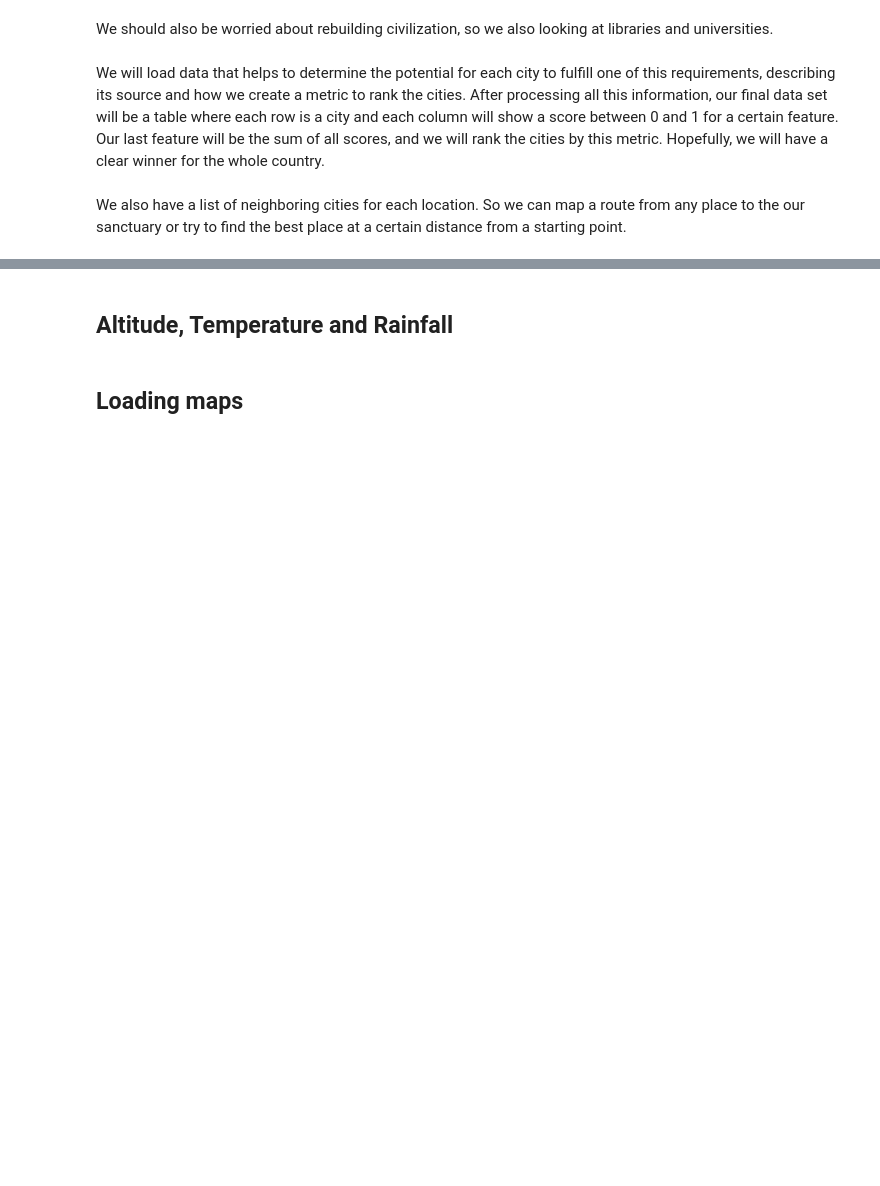
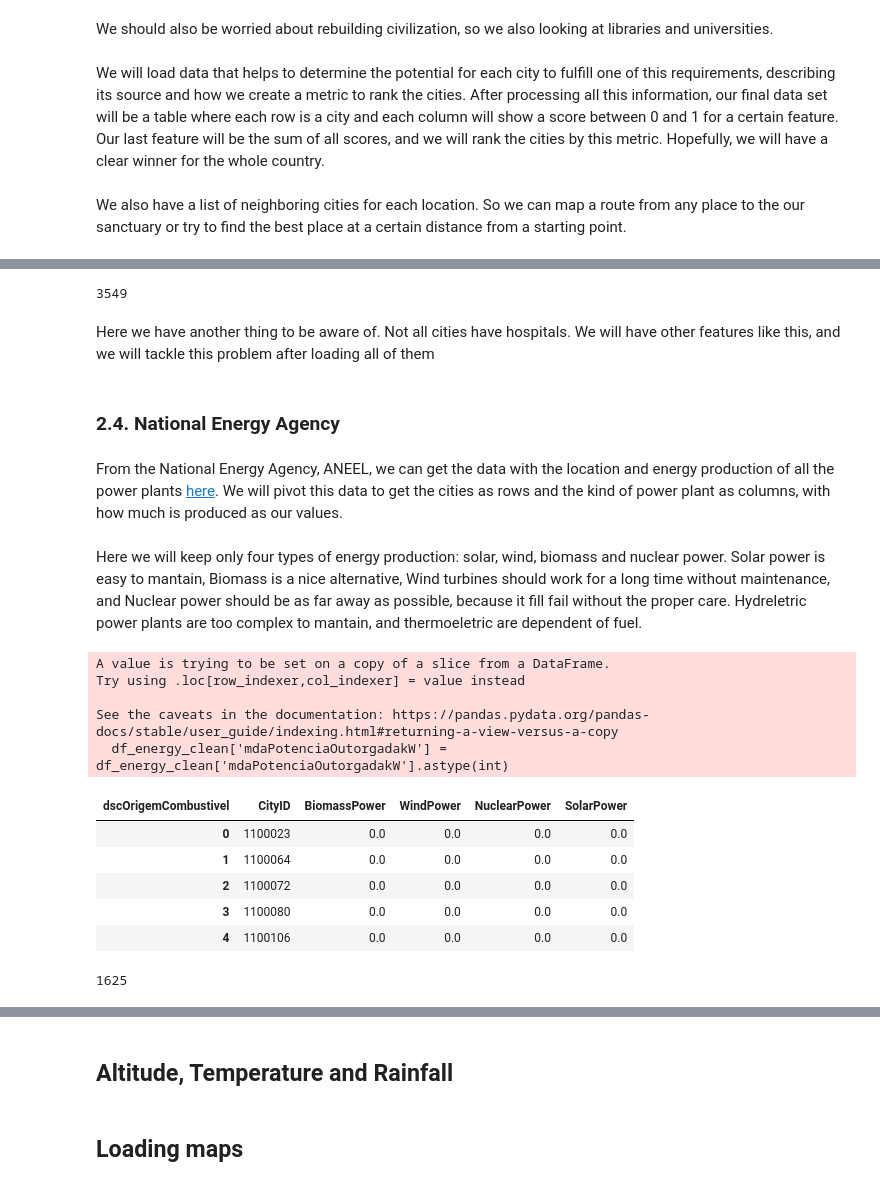
Before and after one commit to secretaria-ICA/Bem_Vindo_ao_Apocalipse_Brasileiro, a Jupyter notebook: apocalipse.ipynb, the cells around one changed output, grey strips where cells are left out. Drawn from its saved outputs; the diff is of its cells as text; code cells hidden in the pictures; blank space fills up the shorter version.

```diff
--- a/apocalipse.ipynb
+++ b/apocalipse.ipynb
@@ -22,0 +139,60 @@ We also have a list of neighboring cities for each location. So we can map a rou
+# %%
+len(df_hospital)
+# %% [output]
+3549
+# %% [markdown]
+Here we have another thing to be aware of. Not all cities have hospitals. We will have other features like this, and we will tackle this problem after loading all of them
+# %% [markdown]
+### 2.4. National Energy Agency
+# %% [markdown]
+From the National Energy Agency, ANEEL, we can get the data with the location and energy production of all the power plants <a href="https://www.aneel.gov.br/dados/geracao">here</a>. We will pivot this data to get the cities as rows and the kind of power plant as columns, with how much is produced as our values.
+# %% [markdown]
+Here we will keep only four types of energy production: solar, wind, biomass and nuclear power. Solar power is easy to mantain, Biomass is a nice alternative, Wind turbines should work for a long time without maintenance, and Nuclear power should be as far away as possible, because it fill fail without the proper care. Hydreletric power plants are too complex to mantain, and thermoeletric are dependent of fuel.
+# %%
+#loading file
+df_energy = pd.read_csv('EmpreendimentoOperacao.csv')
+#keeping only the needed columns
+df_energy = df_energy[['dscMunicipio','dscOrigemCombustivel','mdaPotenciaOutorgadakW']]
+#removing power plants that don't have a location
+df_energy = df_energy.dropna(axis = 0, how ='any')
+#finding cityID in the name+ID
+df_energy['pos'] = df_energy['dscMunicipio'].str.find('CodIbge:').astype(int)
+#getting cityID
+df_energy['CodMunic'] = df_energy.apply(lambda x: x['dscMunicipio'][x['pos']+9:x['pos']+16],axis=1)
+#keeping only the needed columns
+df_energy_clean = df_energy[['CodMunic','dscOrigemCombustivel','mdaPotenciaOutorgadakW']]
+#making sure the power production is integer
+df_energy_clean['mdaPotenciaOutorgadakW'] = df_energy_clean['mdaPotenciaOutorgadakW'].astype(int)
+#grouping production by city and type
+df_energy_final =df_energy_clean.groupby(['CodMunic','dscOrigemCombustivel'], as_index=False).agg({'mdaPotenciaOutorgadakW':sum})
+#pivoting to get types as columns
+df_energy_pivot = df_energy_final.pivot(index='CodMunic', columns='dscOrigemCombustivel', values='mdaPotenciaOutorgadakW')
+#keeping only the needed columns
+df_energy_pivot = df_energy_pivot.drop(columns=['Fóssil','Hídrica','Undi-Elétrica'])
+#resetting index
+df_energy_pivot.reset_index(inplace=True)
+
+#renaming columns
+df_energy_pivot.rename(columns = {'CodMunic':'CityID','Biomassa':'BiomassPower','Eólica': 'WindPower',
+                                  'Solar':'SolarPower','Nuclear':'NuclearPower'},
+                              inplace = True)
+
+#filling empty values with zero
+df_energy_pivot = df_energy_pivot.fillna(0)
+df_energy_pivot.head()
+# %% [output]
+A value is trying to be set on a copy of a slice from a DataFrame.
+Try using .loc[row_indexer,col_indexer] = value instead
+
+See the caveats in the documentation: https://pandas.pydata.org/pandas-docs/stable/user_guide/indexing.html#returning-a-view-versus-a-copy
+  df_energy_clean['mdaPotenciaOutorgadakW'] = df_energy_clean['mdaPotenciaOutorgadakW'].astype(int)
+| dscOrigemCombustivel | CityID | BiomassPower | WindPower | NuclearPower | SolarPower |
+| 0 | 1100023 | 0.0 | 0.0 | 0.0 | 0.0 |
+| 1 | 1100064 | 0.0 | 0.0 | 0.0 | 0.0 |
+| 2 | 1100072 | 0.0 | 0.0 | 0.0 | 0.0 |
+| 3 | 1100080 | 0.0 | 0.0 | 0.0 | 0.0 |
+| 4 | 1100106 | 0.0 | 0.0 | 0.0 | 0.0 |
+# %%
+len(df_energy_pivot)
+# %% [output]
+1625
```
Also changed, not shown: parts of 29 cells of this notebook.
